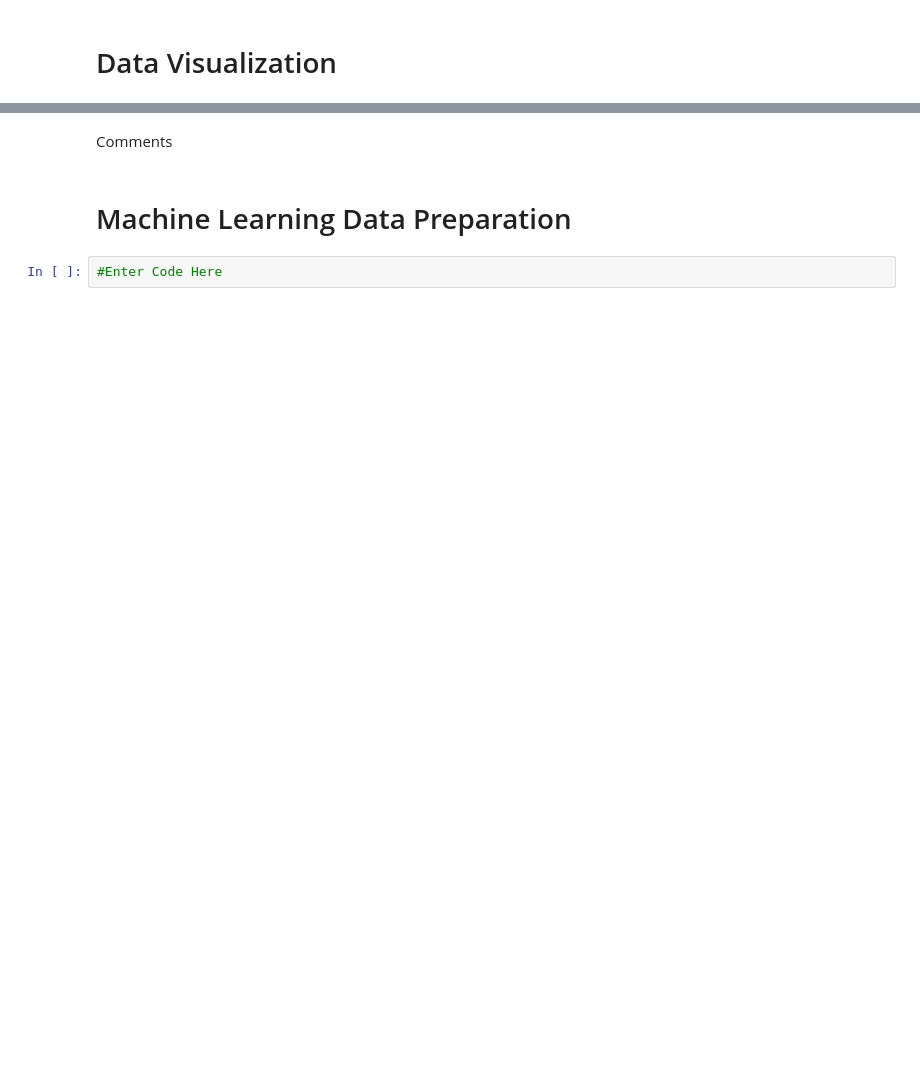
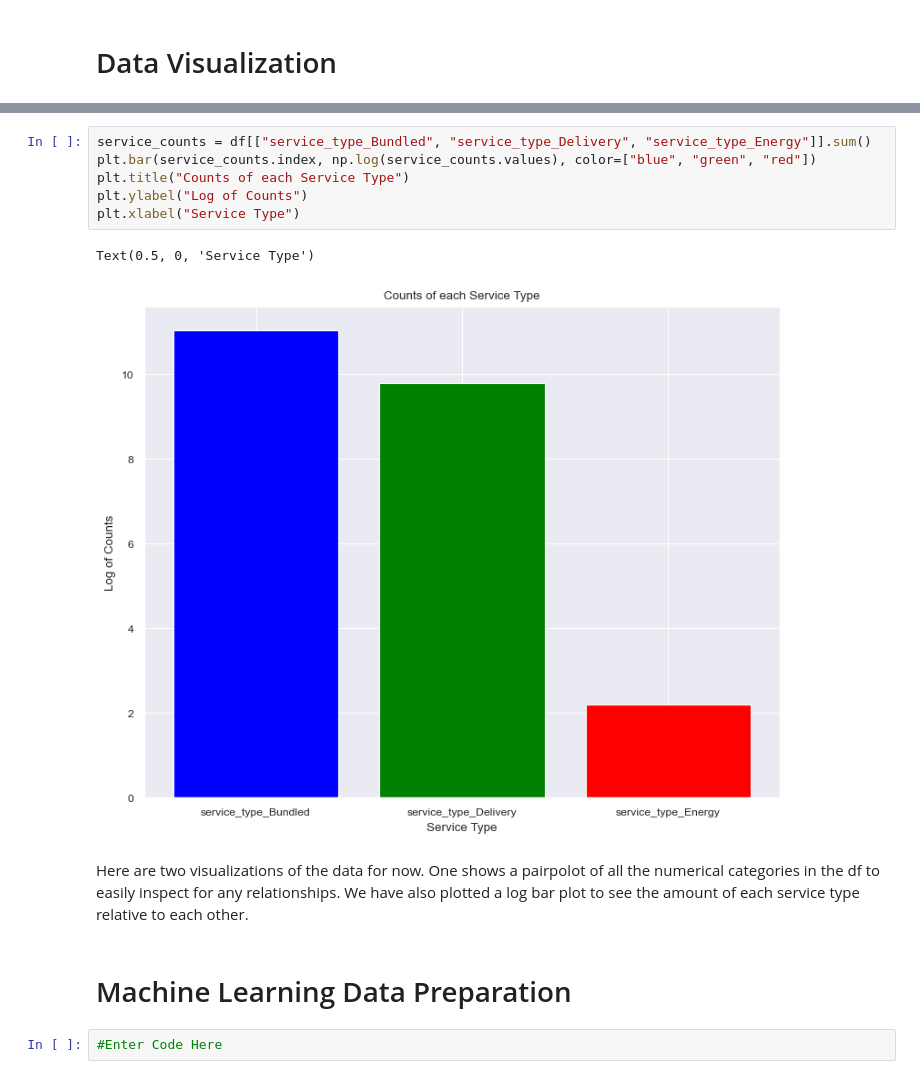
Before and after one commit to jorgevaz47/CST383_DS_Project, a Jupyter notebook: DS_Project.ipynb, the cells around one changed output, grey strips where cells are left out. Drawn from its saved outputs; the diff is of its cells as text; blank space fills up the shorter version.

```diff
--- a/DS_Project.ipynb
+++ b/DS_Project.ipynb
@@ -195,5 +216,14 @@ Comments
+# %%
+service_counts = df[["service_type_Bundled", "service_type_Delivery", "service_type_Energy"]].sum()
+plt.bar(service_counts.index, np.log(service_counts.values), color=["blue", "green", "red"])
+plt.title("Counts of each Service Type")
+plt.ylabel("Log of Counts")
+plt.xlabel("Service Type")
+# %% [output]
+Text(0.5, 0, 'Service Type')
+[figure, added]
 # %% [markdown]
-Comments
+Here are two visualizations of the data for now. One shows a pairpolot of all the numerical categories in the df to easily inspect for any relationships. We have also plotted a log bar plot to see the amount of each service type relative to each other.
 # %% [markdown]
 # Machine Learning Data Preparation
 # %%
```
Also changed, not shown: parts of 6 cells of this notebook.
